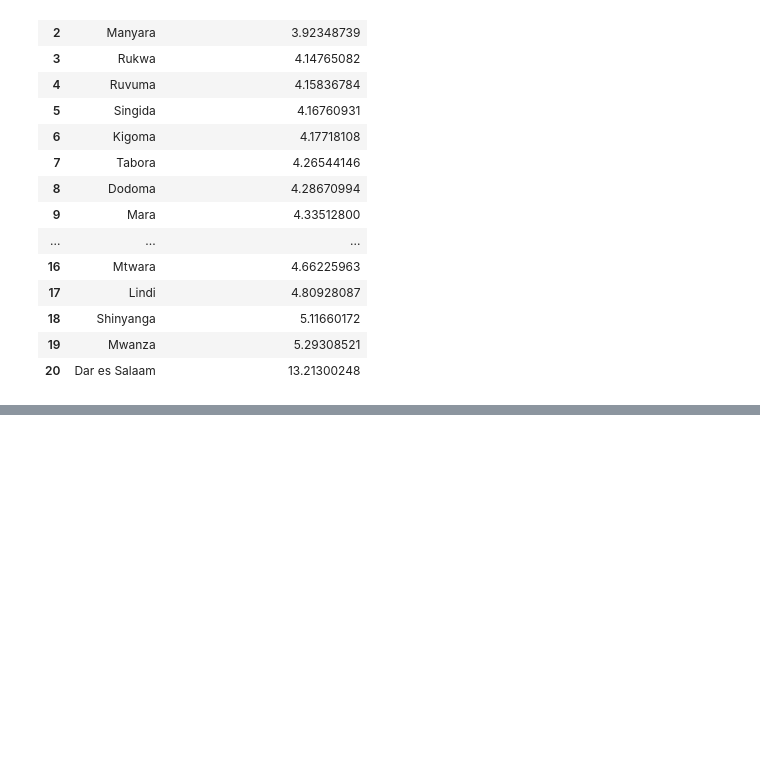
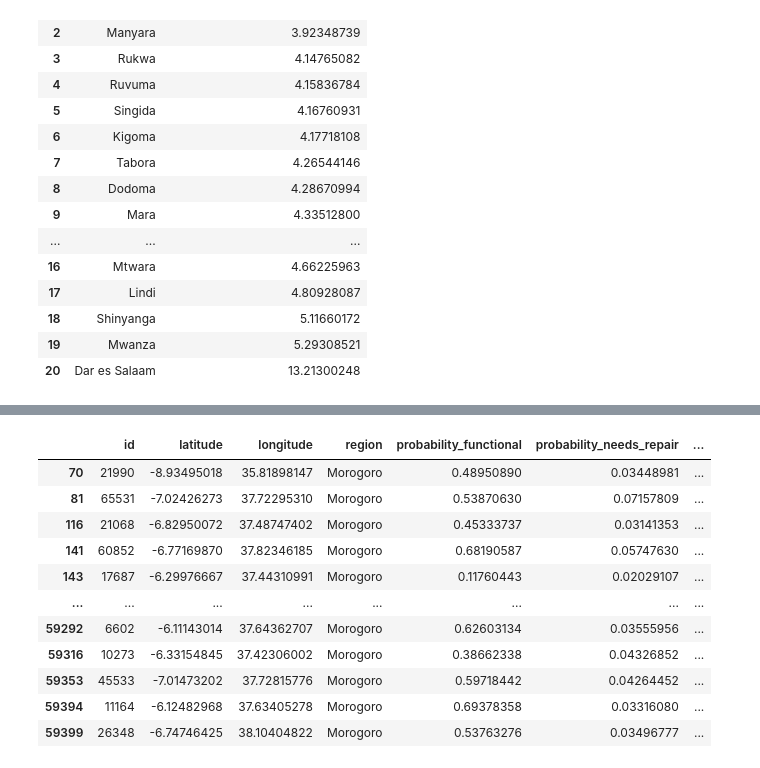
Before and after one commit to koffiekasper/Tanzania-Waterpump-Case, a Jupyter notebook: notebooks/geo_pop_experimentation.ipynb, the cells around one changed output, grey strips where cells are left out. Cells and saved outputs as stored; diff of their text form; code cells hidden in the pictures; blank space fills up the shorter version.

Commit message:
PoC in geo_pop notebook for the water access KPI

```diff
--- a/notebooks/geo_pop_experimentation.ipynb
+++ b/notebooks/geo_pop_experimentation.ipynb
@@ -454,0 +510,82 @@ Most similar average region profile: Morogoro
+# %%
+from pathlib import Path
+import pandas as pd
+from IPython.display import display
+from water_wells import DataConfig, DataLoader, TrainingConfig, TrainingPipeline, ModelEvaluator
+
+# Load raw features and ID-aligned labels; this cell can run independently.
+root = Path.cwd()
+if not (root / "pyproject.toml").exists():
+    root = root.parent
+X_raw, y = DataLoader(DataConfig(data_dir=root)).load_training()
+config = TrainingConfig()  # Usual 500-tree XGBoost settings.
+holdout_regions = ["Morogoro"]
+pipeline = TrainingPipeline(
+    config,
+    population_raster=root / "tza_pop_2026_CN_1km_R2025A_UA_v1.tif",
+    cache_dir=root / "data/processed/population",
+    data_mode="auto",
+)
+
+# Reuse/write population sums and save the enriched raw data.
+X_model = pipeline.prepare_population_data(
+    X_raw, output_path=root / "data/processed/training_population.csv",
+)
+X_model.assign(status_group=y).to_csv(
+    root / "data/processed/training_population_labels.csv", index=False,
+)
+X_train, X_valid, X_holdout, y_train, y_valid, y_holdout = pipeline.split(
+    X_model, y, holdout_regions=holdout_regions,
+)
+
+# All training-dependent feature engineering and preprocessing fit on X_train.
+pipeline.fit(X_train, y_train)
+evaluator = ModelEvaluator()
+
+results_df = pipeline.predict_wells(X_valid)
+results_df["actual_status"] = y_valid
+results_df["region"] = X_valid["region"]
+predictions = results_df["predicted_status"]
+
+# Includes coordinates, readable predictions and probabilities for mapping.
+holdout_results_df = pipeline.predict_wells(X_holdout)
+holdout_results_df["actual_status"] = y_holdout
+holdout_results_df["region"] = X_holdout["region"]
+holdout_predictions = holdout_results_df["predicted_status"]
+
+# Probability predictions are already computed by predict_wells above.
+# Keep identifiers and coordinates alongside the three class probabilities.
+probability_columns = [
+    "id", "latitude", "longitude", "region",
+    "probability_functional", "probability_needs_repair", "probability_non_functional",
+]
+validation_probabilities_df = results_df[probability_columns].copy()
+holdout_probabilities_df = holdout_results_df[probability_columns].copy()
+
+# Optional evaluation displays:
+# metrics_df = pd.DataFrame.from_dict({
+#     "validation": evaluator.metrics(y_valid, predictions),
+#     "geographic_holdout": evaluator.metrics(y_holdout, holdout_predictions),
+# }, orient="index")
+# print(f"Train: {len(X_train):,}; validation: {len(X_valid):,}; holdout: {len(X_holdout):,}")
+# display(metrics_df)
+# print("Geographic holdout classification report:")
+# print(evaluator.classification_report(y_holdout, holdout_predictions))
+# display(holdout_results_df.head())
+# display(evaluator.confusion_matrix(y_holdout, holdout_predictions))
+
+# Final output: per-well probabilities for the unseen region.
+holdout_probabilities_df
+# %% [output]
+|  | id | latitude | longitude | region | probability_functional | probability_needs_repair | ... |
+| 70 | 21990 | -8.93495018 | 35.81898147 | Morogoro | 0.48950890 | 0.03448981 | ... |
+| 81 | 65531 | -7.02426273 | 37.72295310 | Morogoro | 0.53870630 | 0.07157809 | ... |
+| 116 | 21068 | -6.82950072 | 37.48747402 | Morogoro | 0.45333737 | 0.03141353 | ... |
+| 141 | 60852 | -6.77169870 | 37.82346185 | Morogoro | 0.68190587 | 0.05747630 | ... |
+| 143 | 17687 | -6.29976667 | 37.44310991 | Morogoro | 0.11760443 | 0.02029107 | ... |
+| ... | ... | ... | ... | ... | ... | ... | ... |
+| 59292 | 6602 | -6.11143014 | 37.64362707 | Morogoro | 0.62603134 | 0.03555956 | ... |
+| 59316 | 10273 | -6.33154845 | 37.42306002 | Morogoro | 0.38662338 | 0.04326852 | ... |
+| 59353 | 45533 | -7.01473202 | 37.72815776 | Morogoro | 0.59718442 | 0.04264452 | ... |
+| 59394 | 11164 | -6.12482968 | 37.63405278 | Morogoro | 0.69378358 | 0.03316080 | ... |
+| 59399 | 26348 | -6.74746425 | 38.10404822 | Morogoro | 0.53763276 | 0.03496777 | ... |
```
Also changed, not shown: parts of 20 cells of this notebook.
